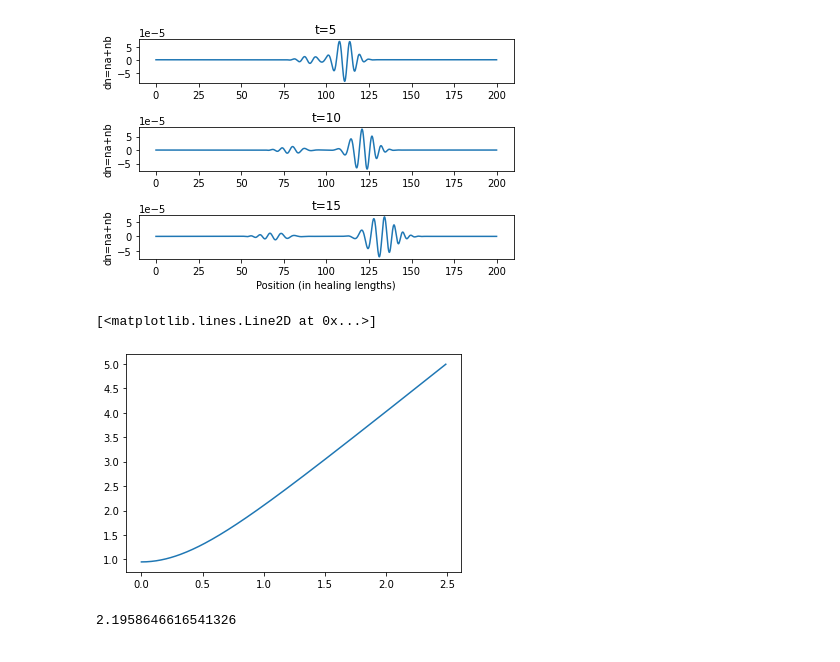
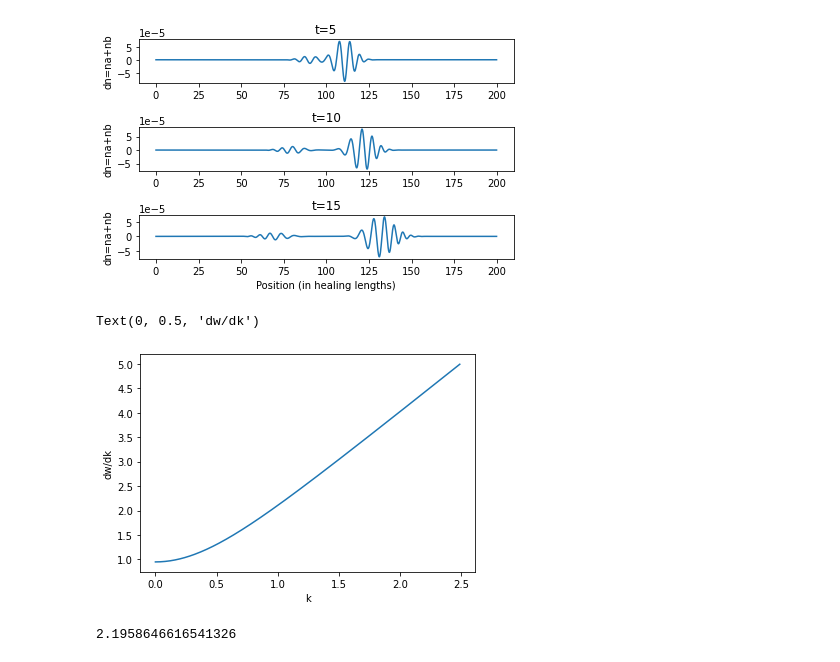
Before and after one commit to ebbeborg/GPsolver, a Jupyter notebook: results/results.ipynb, the cells around one changed output. Drawn from its saved outputs; the diff is of its cells as text; code cells hidden in the pictures.

```diff
--- a/results/results.ipynb
+++ b/results/results.ipynb
@@ -44,27 +44,29 @@ plt.show()
 # %%
 #plotting dimensionless dispersion relation of spectra for density and spin modes
 k=np.arange(0,2.5,0.01)
 w1=[]
 w2=[]
 gfraction=0.1
 omega=0 #in gn
 
 for x in k:
     temp1=x*np.sqrt(np.power(x,2)+1+gfraction)
     w1.append(temp1)
 
 for x in k:
     temp2=np.sqrt(np.power(x,2)*(np.power(x,2)+1-gfraction+4*omega)+2*omega*(1-gfraction+2*omega))
     w2.append(temp2)
 
 tck=interpolate.splrep(k,w2)
 tangent=interpolate.splev(k,tck,der=1)
 
 #plt.plot(k, w1)
 plt.plot(k, tangent)
+plt.xlabel('k')
+plt.ylabel('dw/dk')
 # %% [output]
-[<matplotlib.lines.Line2D at 0x...>]
+Text(0, 0.5, 'dw/dk')
-[figure, old version]
+[figure, new version]
 # %%
 #finding dw/dk to get an idea of group velocity of spin mode
 #idea is to find position of relative density mode peak for each timestep
```
Also changed, not shown: 1 other file.
